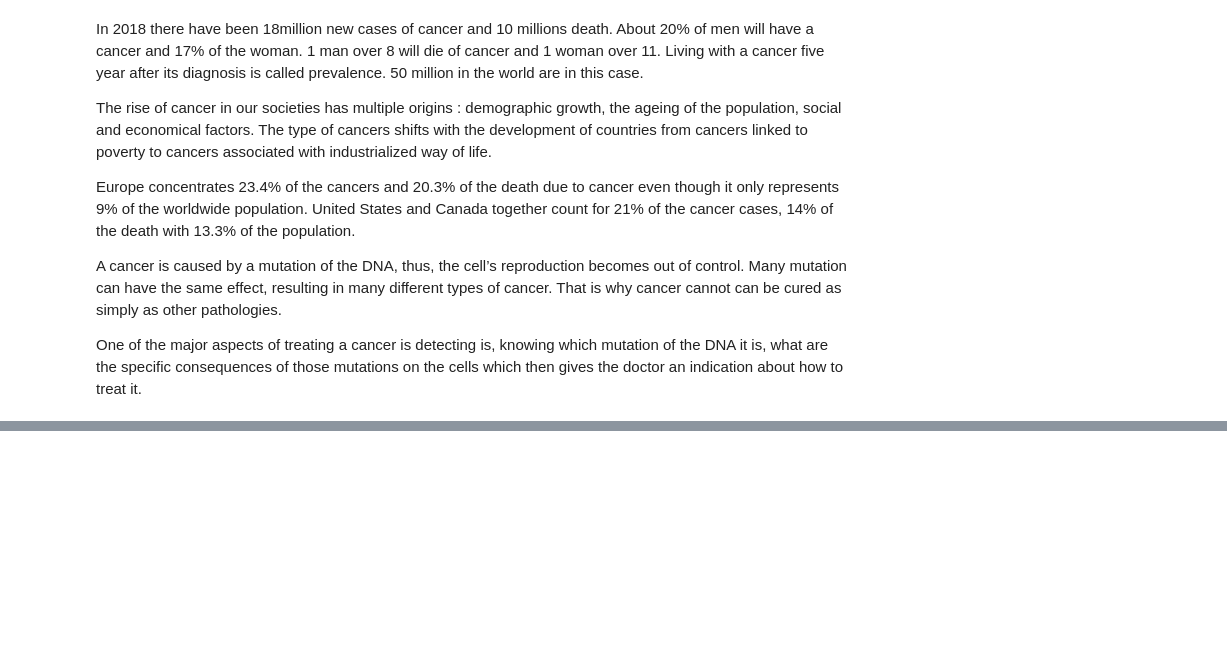
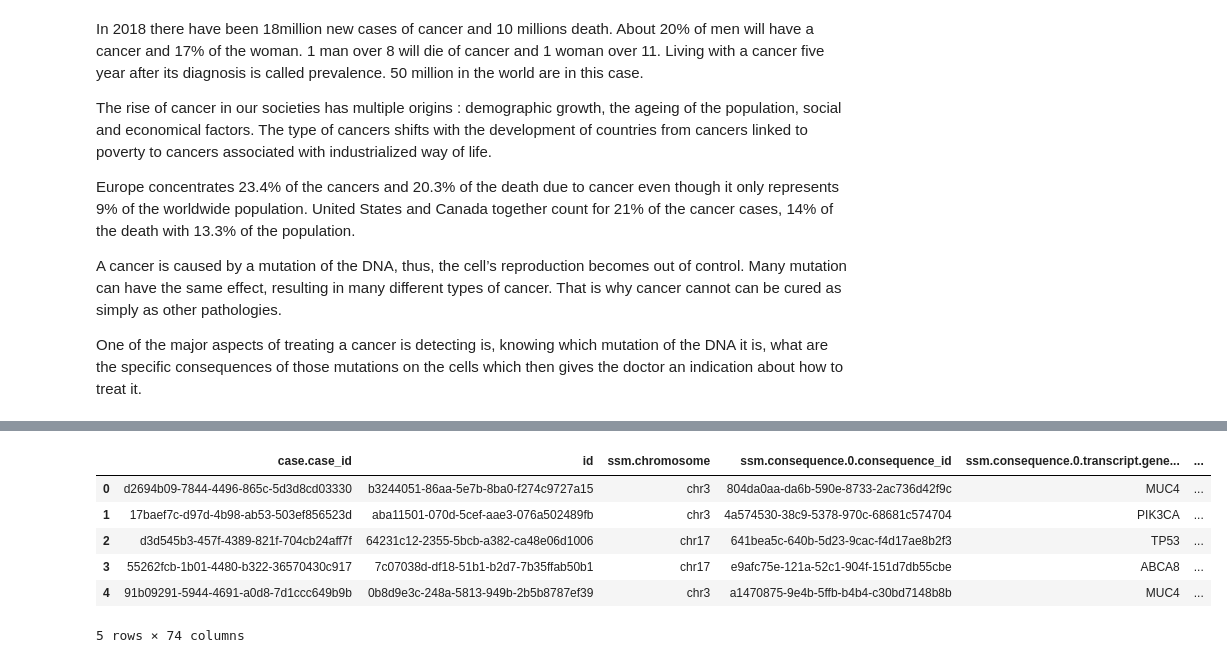
Before and after one commit to louis-oscarmorel/Cancer, a Jupyter notebook: Starting_kit.ipynb, the cells around one changed output, grey strips where cells are left out. Saved outputs shown, nothing was run; the diff lists cells and outputs as text; code cells hidden in the pictures; blank space fills up the shorter version.

```diff
--- a/Starting_kit.ipynb
+++ b/Starting_kit.ipynb
@@ -34,0 +175,10 @@ df.tail()
+# %%
+df_ssm.head()
+# %% [output]
+|  | case.case_id | id | ssm.chromosome | ssm.consequence.0.consequence_id | ssm.consequence.0.transcript.gene... | ... |
+| 0 | d2694b09-7844-4496-865c-5d3d8cd03330 | b3244051-86aa-5e7b-8ba0-f274c9727a15 | chr3 | 804da0aa-da6b-590e-8733-2ac736d42f9c | MUC4 | ... |
+| 1 | 17baef7c-d97d-4b98-ab53-503ef856523d | aba11501-070d-5cef-aae3-076a502489fb | chr3 | 4a574530-38c9-5378-970c-68681c574704 | PIK3CA | ... |
+| 2 | d3d545b3-457f-4389-821f-704cb24aff7f | 64231c12-2355-5bcb-a382-ca48e06d1006 | chr17 | 641bea5c-640b-5d23-9cac-f4d17ae8b2f3 | TP53 | ... |
+| 3 | 55262fcb-1b01-4480-b322-36570430c917 | 7c07038d-df18-51b1-b2d7-7b35ffab50b1 | chr17 | e9afc75e-121a-52c1-904f-151d7db55cbe | ABCA8 | ... |
+| 4 | 91b09291-5944-4691-a0d8-7d1ccc649b9b | 0b8d9e3c-248a-5813-949b-2b5b8787ef39 | chr3 | a1470875-9e4b-5ffb-b4b4-c30bd7148b8b | MUC4 | ... |
+5 rows × 74 columns
```
Also changed, not shown: parts of 16 cells of this notebook.
